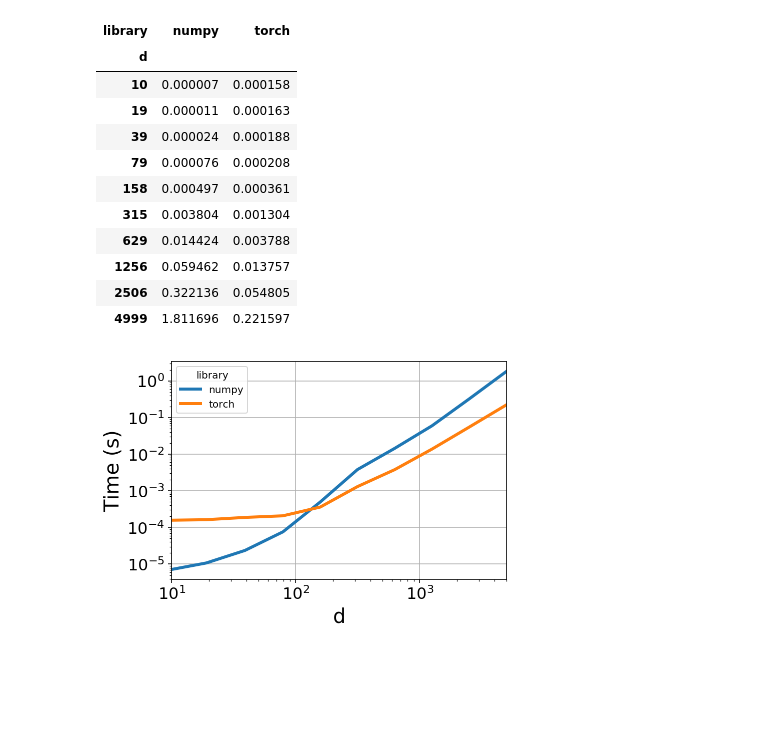
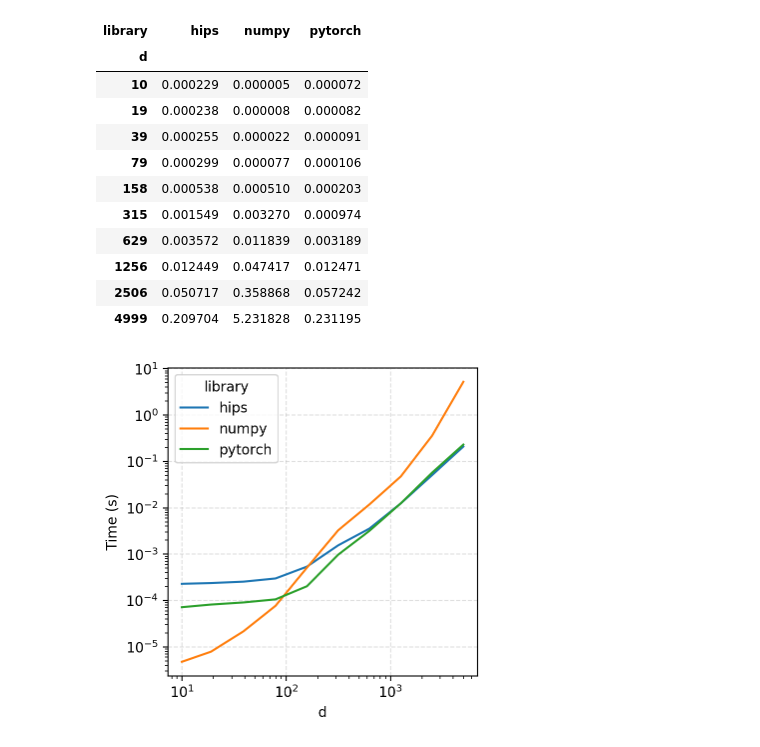
Before and after one commit to stsievert/pytorch-timing-comparisons, a Jupyter notebook: Grad-timings.ipynb, the cells around one changed output. Cells and saved outputs as stored; diff of their text form; code cells hidden in the pictures; blank space fills up the shorter version.

Commit message:
ENH: add HIPS/autograd timings

```diff
--- a/Grad-timings.ipynb
+++ b/Grad-timings.ipynb
@@ -85,30 +126,38 @@ df.head()
 # %%
 import pandas as pd
-# df = pd.read_csv('grad-timings.csv')
+import numpy as np
+df = pd.read_csv('grad-timings.csv')
 # %%
 show = df.pivot_table(index='d', columns='library', values='time',
                       aggfunc=np.min)
 show
 # %% [output]
-| library | numpy | torch |
-| d |  |  |
-| 10 | 0.000007 | 0.000158 |
-| 19 | 0.000011 | 0.000163 |
-| 39 | 0.000024 | 0.000188 |
-| 79 | 0.000076 | 0.000208 |
-| 158 | 0.000497 | 0.000361 |
-| 315 | 0.003804 | 0.001304 |
-| 629 | 0.014424 | 0.003788 |
-| 1256 | 0.059462 | 0.013757 |
-| 2506 | 0.322136 | 0.054805 |
-| 4999 | 1.811696 | 0.221597 |
+| library | hips | numpy | pytorch |
+| d |  |  |  |
+| 10 | 0.000229 | 0.000005 | 0.000072 |
+| 19 | 0.000238 | 0.000008 | 0.000082 |
+| 39 | 0.000255 | 0.000022 | 0.000091 |
+| 79 | 0.000299 | 0.000077 | 0.000106 |
+| 158 | 0.000538 | 0.000510 | 0.000203 |
+| 315 | 0.001549 | 0.003270 | 0.000974 |
+| 629 | 0.003572 | 0.011839 | 0.003189 |
+| 1256 | 0.012449 | 0.047417 | 0.012471 |
+| 2506 | 0.050717 | 0.358868 | 0.057242 |
+| 4999 | 0.209704 | 5.231828 | 0.231195 |
 # %%
 import matplotlib.pyplot as plt
-plt.style.use('presentation')
-show.plot(logx=True, logy=True)
+# plt.style.use('presentation')
+plt.style.use('default')
+# plt.style.use('ggplot')
+# plt.style.use('fivethirtyeight')
+# plt.style.use('bmh')
+
+fig, ax = plt.subplots(figsize=(4, ) * 2)
+show.plot(logx=True, logy=True, ax=ax)
 plt.ylabel('Time (s)')
 # plt.grid(which='minor')
-plt.grid(which='major')
+plt.grid(which='major', linestyle='--', alpha=0.4)
+plt.savefig('grad-timings.png', dpi=300, bbox_inches='tight')
 # %% [output]
-[figure, old version]
+[figure, new version]
 # %%
```
Also changed, not shown: parts of 10 cells of this notebook, 1 other file.
